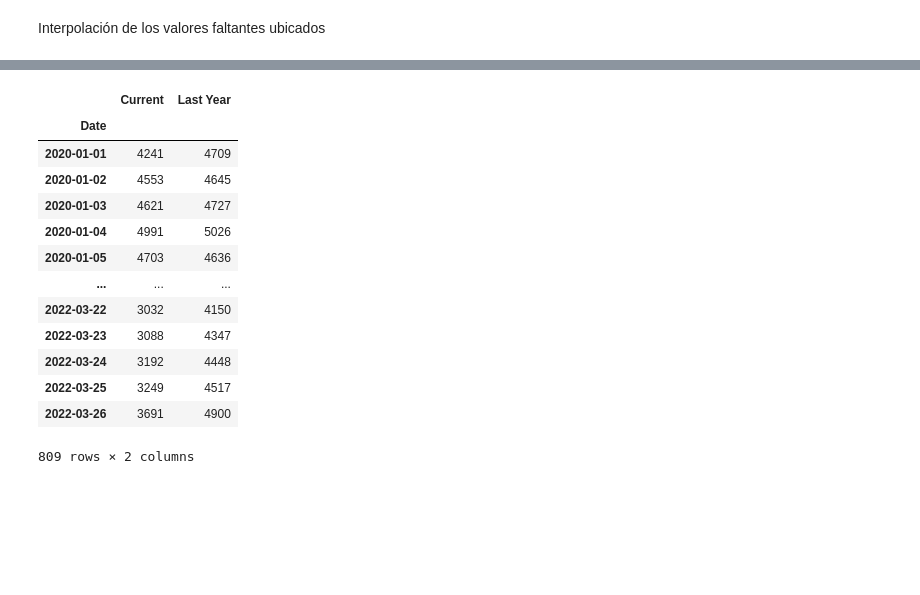
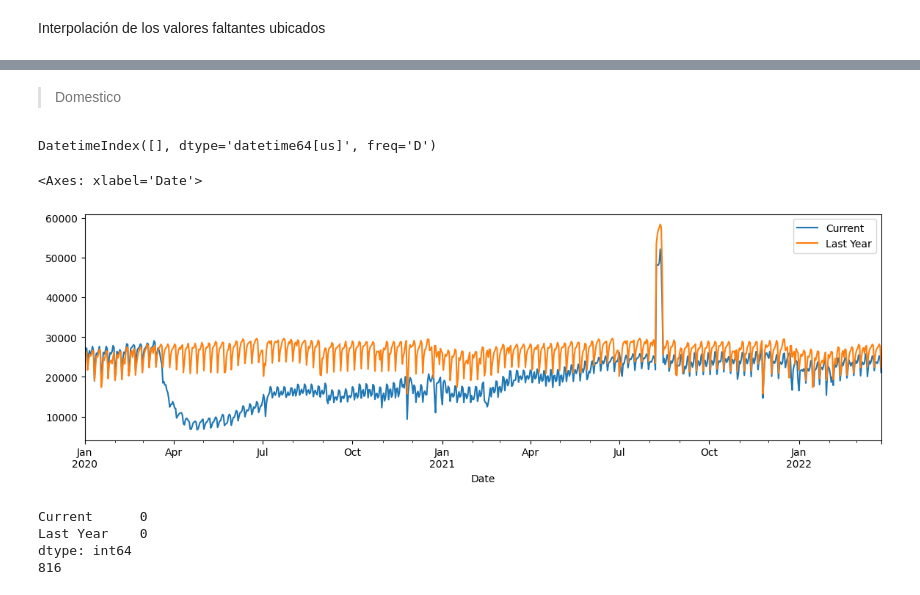
Before and after one commit to JairRamosG/Series_de_Tiempo, a Jupyter notebook: 05_Analisis/Aviacion/aviacion.ipynb, the cells around one changed output, grey strips where cells are left out. Saved outputs shown, nothing was run; the diff lists cells and outputs as text; code cells hidden in the pictures; blank space fills up the shorter version.

```diff
--- a/05_Analisis/Aviacion/aviacion.ipynb
+++ b/05_Analisis/Aviacion/aviacion.ipynb
@@ -274,19 +240,25 @@ df_people
-# %%
-df_intern = df[df['Indicator'] == 'U.S. International Commercial Flights (Departures)'].sort_index()
-df_intern = df_intern.drop(columns=['Indicator'])
-df_intern
-# %% [output]
-|  | Current | Last Year |
-| Date |  |  |
-| 2020-01-01 | 4241 | 4709 |
-| 2020-01-02 | 4553 | 4645 |
-| 2020-01-03 | 4621 | 4727 |
-| 2020-01-04 | 4991 | 5026 |
-| 2020-01-05 | 4703 | 4636 |
-| ... | ... | ... |
-| 2022-03-22 | 3032 | 4150 |
-| 2022-03-23 | 3088 | 4347 |
-| 2022-03-24 | 3192 | 4448 |
-| 2022-03-25 | 3249 | 4517 |
-| 2022-03-26 | 3691 | 4900 |
-809 rows × 2 columns
+# %% [markdown]
+> Domestico
+# %%
+serie_dom = series['U.S. Domestic Commercial Flights (Departures)']
+rango_dom = pd.date_range(start = serie_dom.index.min(), end=serie_dom.index.max(), freq = 'D')
+print(rango_dom.difference(serie_dom.index))
+
+serie_dom.plot(figsize = (14,4))
+# %% [output]
+DatetimeIndex([], dtype='datetime64[us]', freq='D')
+<Axes: xlabel='Date'>
+[figure, added]
+# %%
+serie_dom = serie_dom.reindex(rango_dom)
+
+serie_dom['Current'] = serie_dom['Current'].interpolate(method='nearest')
+serie_dom['Last Year'] = serie_dom['Last Year'].interpolate(method = 'nearest')
+
+print(serie_dom.isna().sum())
+print(len(serie_dom))
+# %% [output]
+Current      0
+Last Year    0
+dtype: int64
+816
```
Also changed, not shown: parts of 7 cells of this notebook.
